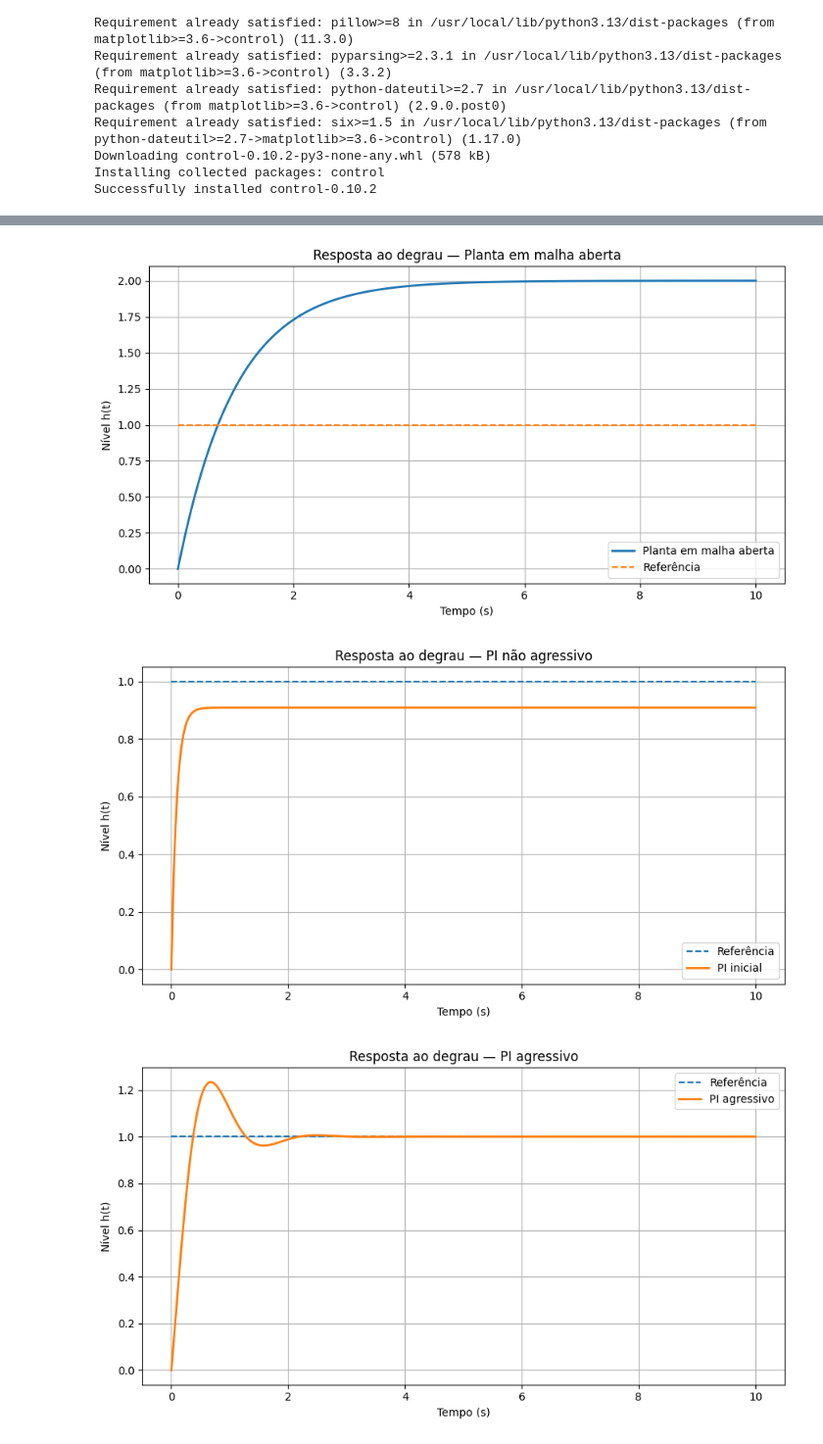
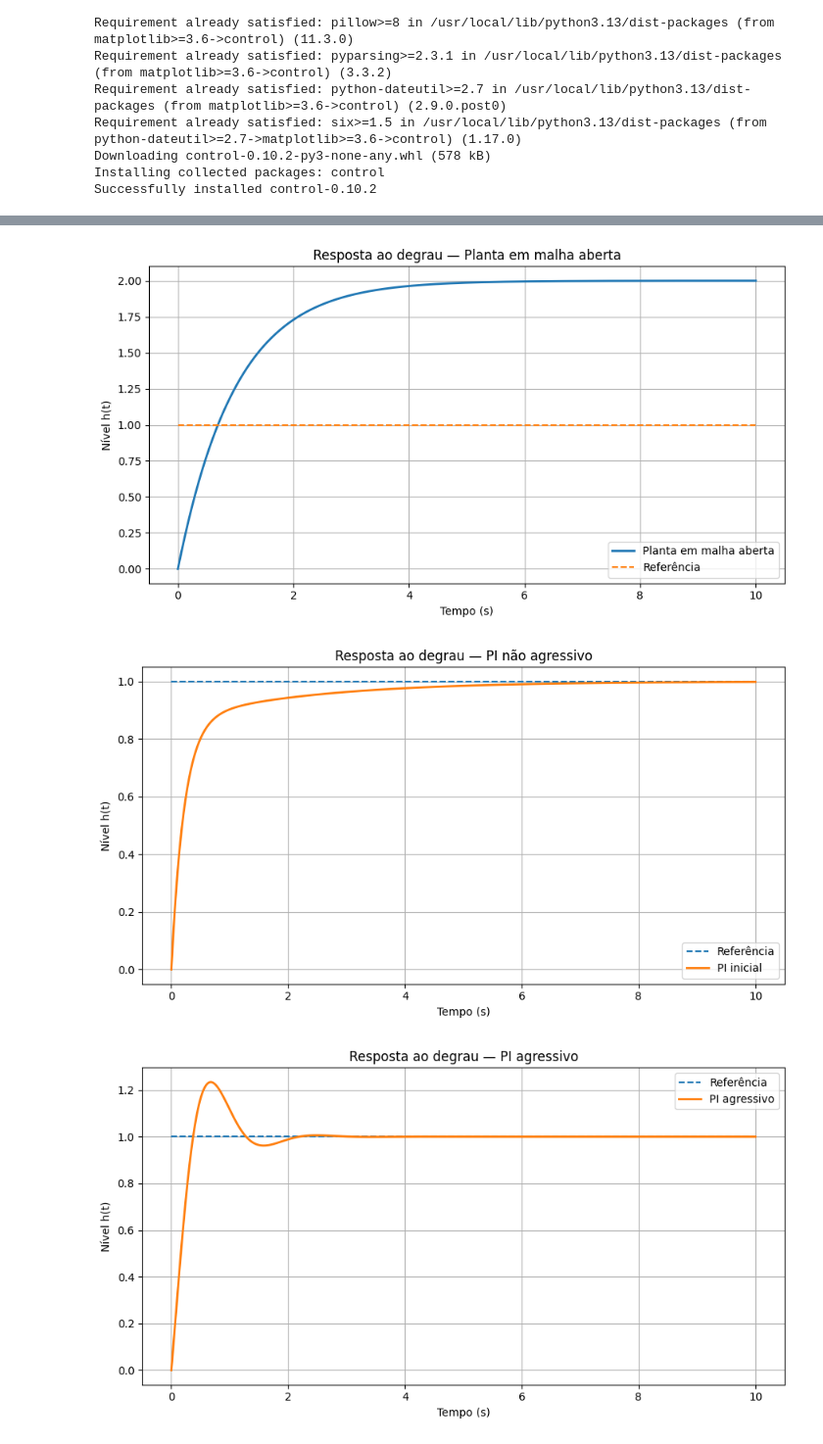
Before and after one commit to TerradasExatas/Controle_Classico, a Jupyter notebook: Controle_extra_controle_de_Nivel.ipynb, the cells around one changed output, grey strips where cells are left out. Shown at 98% size. Cells and saved outputs as stored; diff of their text form; code cells hidden in the pictures.

```diff
--- a/Controle_extra_controle_de_Nivel.ipynb
+++ b/Controle_extra_controle_de_Nivel.ipynb
@@ -37,8 +39,8 @@ print(G)
 # ============================================================
 # 2. CONTROLADOR PI NÃO AGRESSIVO
 # ============================================================
-Kp1 = 5.0
-Ki1 = 0.0
+Kp1 = 2.0
+Ki1 = 1.0
 
 C1 = ctl.tf([Kp1, Ki1], [1, 0])
 
@@ -271,6 +273,9 @@ plt.grid(True)
 plt.legend()
 plt.tight_layout()
 plt.show()
+
+
+#Obs, esse código foi construido com auxilio de IA generativa e verificado por mim.
 # %% [output]
 === MODELO DO TANQUE ===
 G(s) =
@@ -291,4 +296,4 @@ PI não agressivo = 9.0909e-02
 PI agressivo     = -2.0043e-09
 [figure]
-[figure, old version]
+[figure, new version]
 [figure]
```
Also changed, not shown: parts of 2 cells of this notebook.
